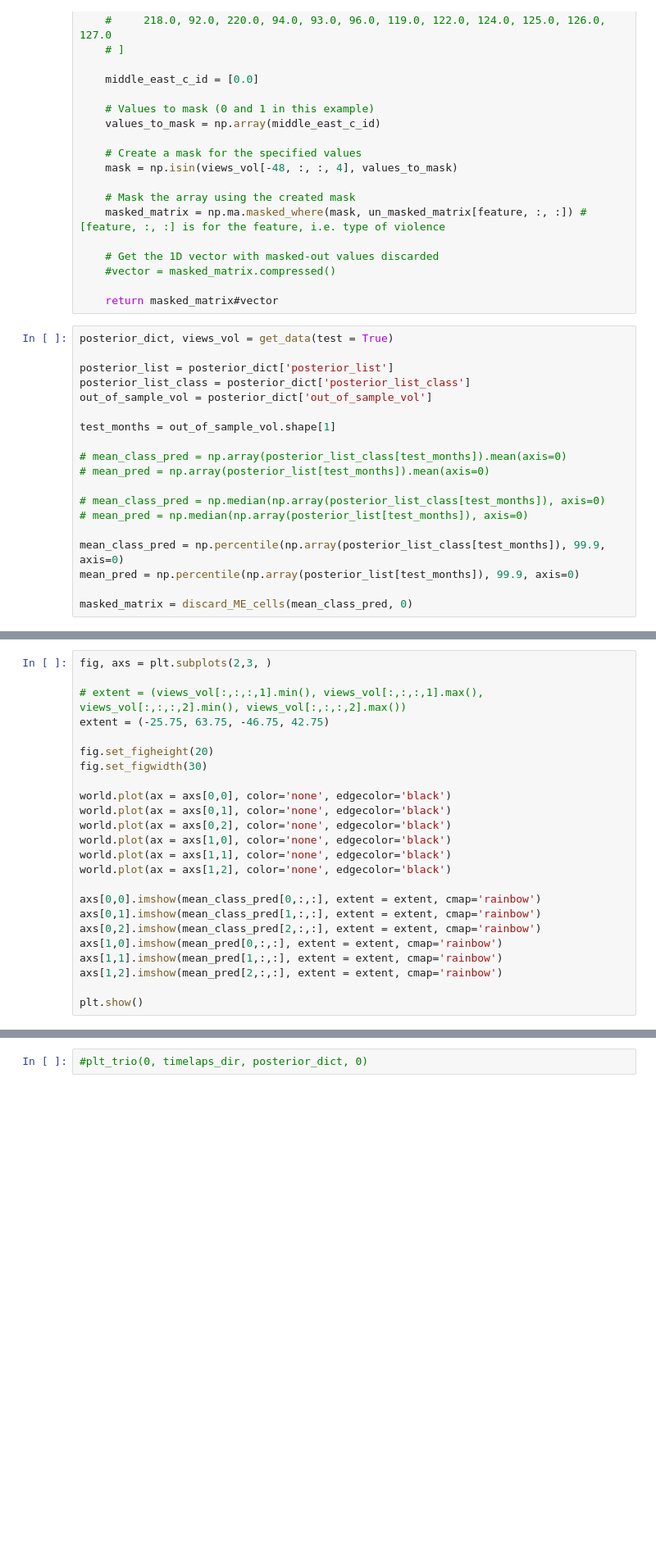
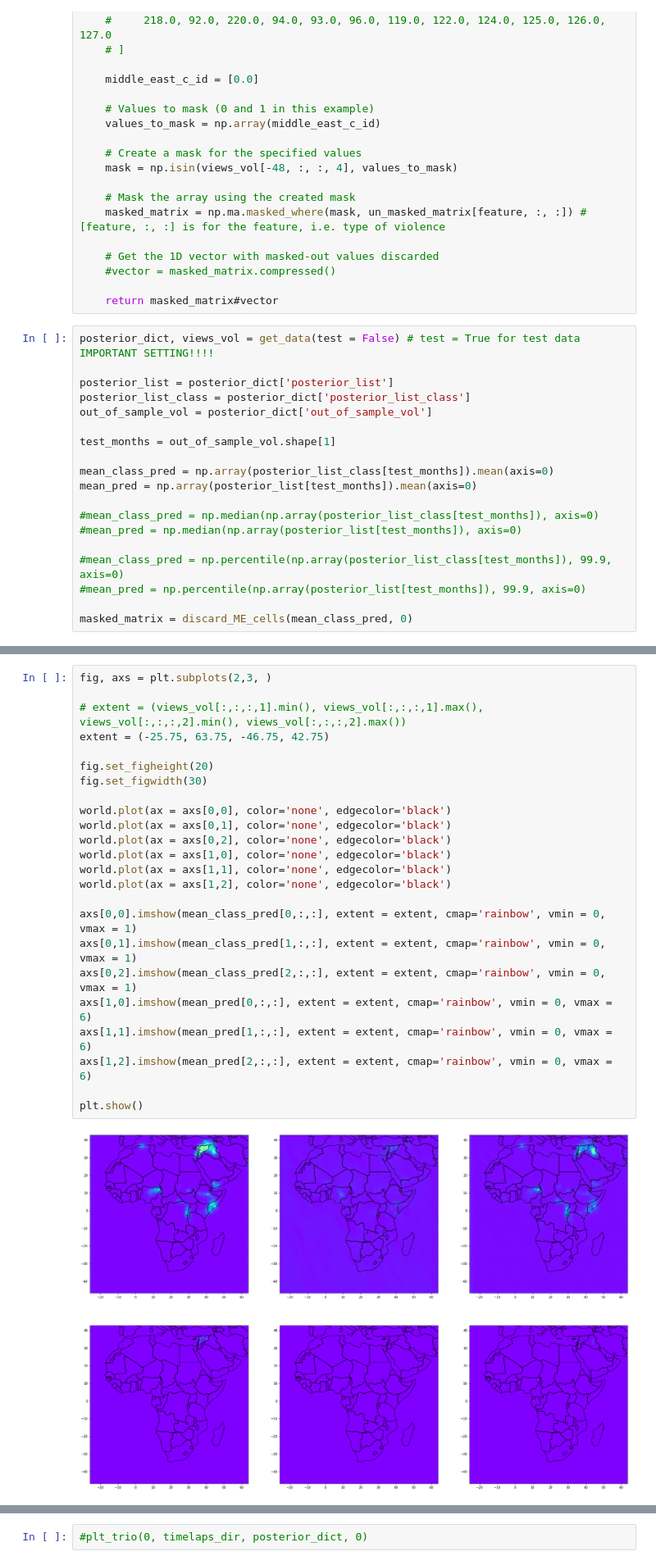
Before and after one commit to Polichinel/HydraNet_001, a Jupyter notebook: notebooks/plot_maps.ipynb, the cells around one changed output, grey strips where cells are left out. Shown at 82% size. Cells and saved outputs as stored; diff of their text form; blank space fills up the shorter version.

Commit message:
back to mean ensample

```diff
--- a/notebooks/plot_maps.ipynb
+++ b/notebooks/plot_maps.ipynb
@@ -66,7 +66,7 @@ def discard_ME_cells(un_masked_matrix, feature):
 
     return masked_matrix#vector
 # %%
-posterior_dict, views_vol = get_data(test = True)
+posterior_dict, views_vol = get_data(test = False) # test = True for test data IMPORTANT SETTING!!!!
 
 posterior_list = posterior_dict['posterior_list']
 posterior_list_class = posterior_dict['posterior_list_class']
@@ -74,14 +74,14 @@ out_of_sample_vol = posterior_dict['out_of_sample_vol']
 
 test_months = out_of_sample_vol.shape[1]
 
-# mean_class_pred = np.array(posterior_list_class[test_months]).mean(axis=0)
-# mean_pred = np.array(posterior_list[test_months]).mean(axis=0)
+mean_class_pred = np.array(posterior_list_class[test_months]).mean(axis=0)
+mean_pred = np.array(posterior_list[test_months]).mean(axis=0)
 
-# mean_class_pred = np.median(np.array(posterior_list_class[test_months]), axis=0)
-# mean_pred = np.median(np.array(posterior_list[test_months]), axis=0)
+#mean_class_pred = np.median(np.array(posterior_list_class[test_months]), axis=0)
+#mean_pred = np.median(np.array(posterior_list[test_months]), axis=0)
 
-mean_class_pred = np.percentile(np.array(posterior_list_class[test_months]), 99.9, axis=0)
-mean_pred = np.percentile(np.array(posterior_list[test_months]), 99.9, axis=0)
+#mean_class_pred = np.percentile(np.array(posterior_list_class[test_months]), 99.9, axis=0)
+#mean_pred = np.percentile(np.array(posterior_list[test_months]), 99.9, axis=0)
 
 masked_matrix = discard_ME_cells(mean_class_pred, 0)
 # %%
@@ -112,27 +128,29 @@ masked_matrix.shape
 # %%
 fig, axs = plt.subplots(2,3, )
 
 # extent = (views_vol[:,:,:,1].min(), views_vol[:,:,:,1].max(), views_vol[:,:,:,2].min(), views_vol[:,:,:,2].max())
 extent = (-25.75, 63.75, -46.75, 42.75)
 
 fig.set_figheight(20)
 fig.set_figwidth(30)
 
 world.plot(ax = axs[0,0], color='none', edgecolor='black')
 world.plot(ax = axs[0,1], color='none', edgecolor='black')
 world.plot(ax = axs[0,2], color='none', edgecolor='black')
 world.plot(ax = axs[1,0], color='none', edgecolor='black')
 world.plot(ax = axs[1,1], color='none', edgecolor='black')
 world.plot(ax = axs[1,2], color='none', edgecolor='black')
 
-axs[0,0].imshow(mean_class_pred[0,:,:], extent = extent, cmap='rainbow')
-axs[0,1].imshow(mean_class_pred[1,:,:], extent = extent, cmap='rainbow')
-axs[0,2].imshow(mean_class_pred[2,:,:], extent = extent, cmap='rainbow')
-axs[1,0].imshow(mean_pred[0,:,:], extent = extent, cmap='rainbow')
-axs[1,1].imshow(mean_pred[1,:,:], extent = extent, cmap='rainbow')
-axs[1,2].imshow(mean_pred[2,:,:], extent = extent, cmap='rainbow')
+axs[0,0].imshow(mean_class_pred[0,:,:], extent = extent, cmap='rainbow', vmin = 0, vmax = 1)
+axs[0,1].imshow(mean_class_pred[1,:,:], extent = extent, cmap='rainbow', vmin = 0, vmax = 1)
+axs[0,2].imshow(mean_class_pred[2,:,:], extent = extent, cmap='rainbow', vmin = 0, vmax = 1)
+axs[1,0].imshow(mean_pred[0,:,:], extent = extent, cmap='rainbow', vmin = 0, vmax = 6)
+axs[1,1].imshow(mean_pred[1,:,:], extent = extent, cmap='rainbow', vmin = 0, vmax = 6)
+axs[1,2].imshow(mean_pred[2,:,:], extent = extent, cmap='rainbow', vmin = 0, vmax = 6)
 
 plt.show()
+# %% [output]
+[figure, added]
 # %%
 # insert overall ap score.
 
```
Also changed, not shown: parts of 8 cells of this notebook.
